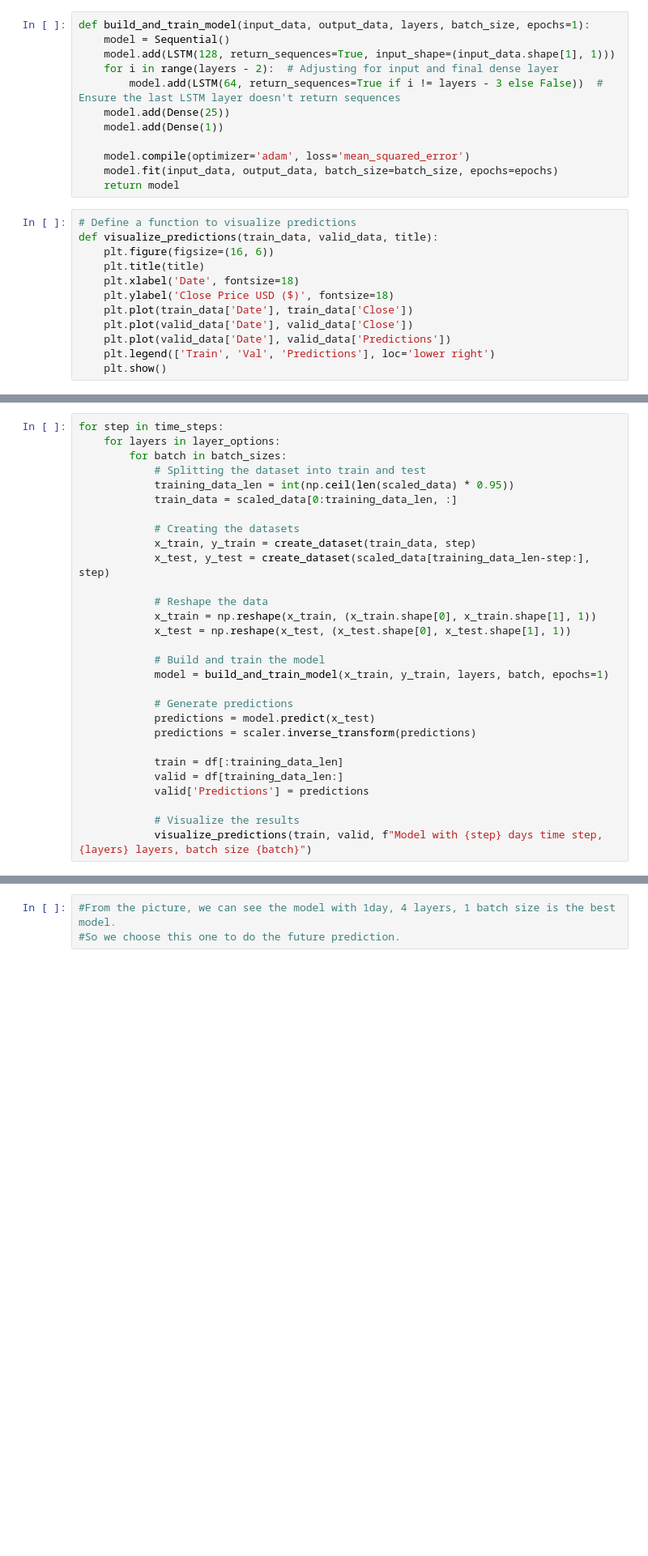
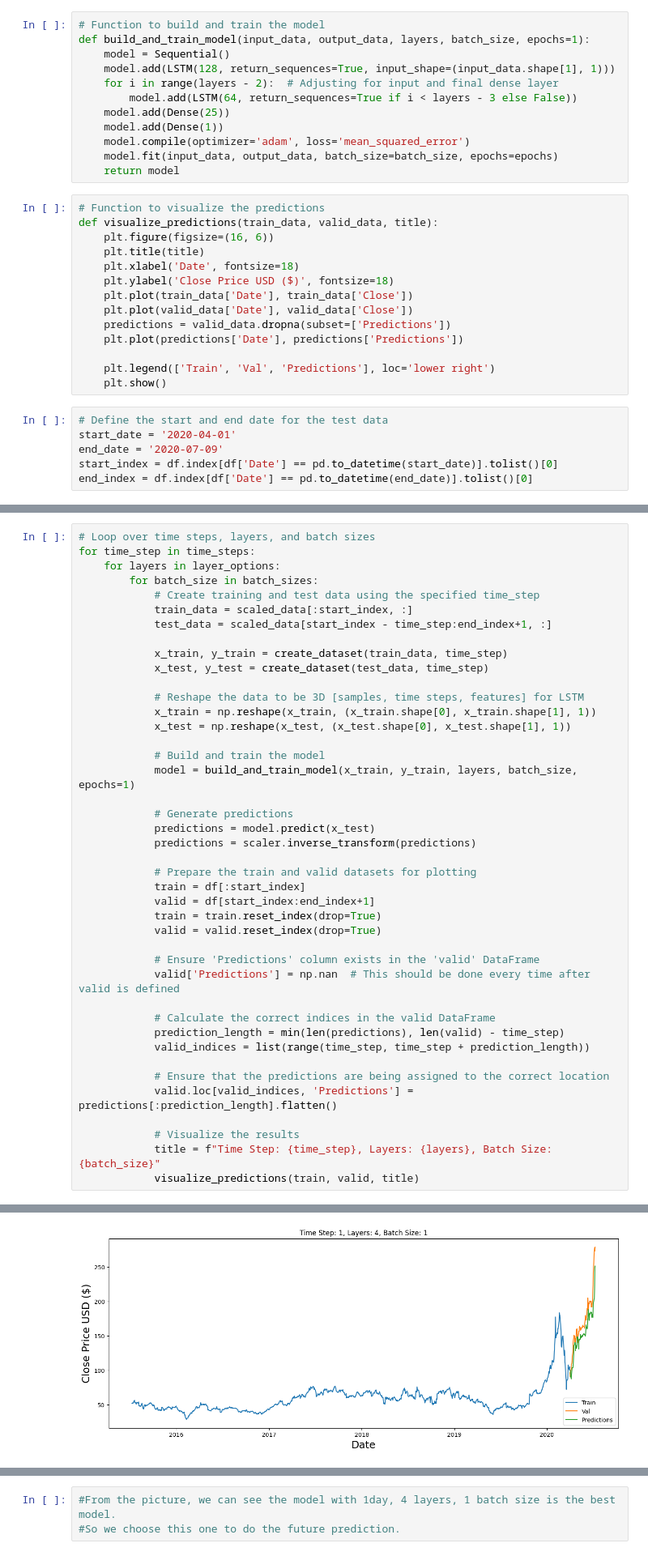
Before and after one commit to Boliang312/Deep-Learning, a Jupyter notebook: HW3_Chen_Boliang.ipynb, the cells around one changed output, grey strips where cells are left out. Shown at 81% size. Drawn from its saved outputs; the diff is of its cells as text; blank space fills up the shorter version.

```diff
--- a/HW3_Chen_Boliang.ipynb
+++ b/HW3_Chen_Boliang.ipynb
@@ -39,19 +25,19 @@ def create_dataset(dataset, time_step):
         y_data.append(dataset[i, 0])
     return np.array(x_data), np.array(y_data)
 # %%
+# Function to build and train the model
 def build_and_train_model(input_data, output_data, layers, batch_size, epochs=1):
     model = Sequential()
     model.add(LSTM(128, return_sequences=True, input_shape=(input_data.shape[1], 1)))
     for i in range(layers - 2):  # Adjusting for input and final dense layer
-        model.add(LSTM(64, return_sequences=True if i != layers - 3 else False))  # Ensure the last LSTM layer doesn't return sequences
+        model.add(LSTM(64, return_sequences=True if i < layers - 3 else False))
     model.add(Dense(25))
     model.add(Dense(1))
-
     model.compile(optimizer='adam', loss='mean_squared_error')
     model.fit(input_data, output_data, batch_size=batch_size, epochs=epochs)
     return model
 # %%
-# Define a function to visualize predictions
+# Function to visualize the predictions
 def visualize_predictions(train_data, valid_data, title):
     plt.figure(figsize=(16, 6))
     plt.title(title)
@@ -59,7 +45,15 @@ def visualize_predictions(train_data, valid_data, title):
     plt.ylabel('Close Price USD ($)', fontsize=18)
     plt.plot(train_data['Date'], train_data['Close'])
     plt.plot(valid_data['Date'], valid_data['Close'])
-    plt.plot(valid_data['Date'], valid_data['Predictions'])
+    predictions = valid_data.dropna(subset=['Predictions'])
+    plt.plot(predictions['Date'], predictions['Predictions'])
+
     plt.legend(['Train', 'Val', 'Predictions'], loc='lower right')
     plt.show()
+# %%
+# Define the start and end date for the test data
+start_date = '2020-04-01'
+end_date = '2020-07-09'
+start_index = df.index[df['Date'] == pd.to_datetime(start_date)].tolist()[0]
+end_index = df.index[df['Date'] == pd.to_datetime(end_date)].tolist()[0]
 # %%
@@ -69,32 +62,45 @@ time_steps = [1, 7, 14]
 layer_options = [4, 6]
 batch_sizes = [1, 32]
 # %%
-for step in time_steps:
+# Loop over time steps, layers, and batch sizes
+for time_step in time_steps:
     for layers in layer_options:
-        for batch in batch_sizes:
-            # Splitting the dataset into train and test
-            training_data_len = int(np.ceil(len(scaled_data) * 0.95))
-            train_data = scaled_data[0:training_data_len, :]
+        for batch_size in batch_sizes:
+            # Create training and test data using the specified time_step
+            train_data = scaled_data[:start_index, :]
+            test_data = scaled_data[start_index - time_step:end_index+1, :]
 
-            # Creating the datasets
-            x_train, y_train = create_dataset(train_data, step)
-            x_test, y_test = create_dataset(scaled_data[training_data_len-step:], step)
+            x_train, y_train = create_dataset(train_data, time_step)
+            x_test, y_test = create_dataset(test_data, time_step)
 
-            # Reshape the data
+            # Reshape the data to be 3D [samples, time steps, features] for LSTM
             x_train = np.reshape(x_train, (x_train.shape[0], x_train.shape[1], 1))
             x_test = np.reshape(x_test, (x_test.shape[0], x_test.shape[1], 1))
 
             # Build and train the model
-            model = build_and_train_model(x_train, y_train, layers, batch, epochs=1)
+            model = build_and_train_model(x_train, y_train, layers, batch_size, epochs=1)
 
             # Generate predictions
             predictions = model.predict(x_test)
             predictions = scaler.inverse_transform(predictions)
 
-            train = df[:training_data_len]
-            valid = df[training_data_len:]
-            valid['Predictions'] = predictions
+            # Prepare the train and valid datasets for plotting
+            train = df[:start_index]
+            valid = df[start_index:end_index+1]
+            train = train.reset_index(drop=True)
+            valid = valid.reset_index(drop=True)
+
+            # Ensure 'Predictions' column exists in the 'valid' DataFrame
+            valid['Predictions'] = np.nan  # This should be done every time after valid is defined
+
+            # Calculate the correct indices in the valid DataFrame
+            prediction_length = min(len(predictions), len(valid) - time_step)
+            valid_indices = list(range(time_step, time_step + prediction_length))
+
+            # Ensure that the predictions are being assigned to the correct location
+            valid.loc[valid_indices, 'Predictions'] = predictions[:prediction_length].flatten()
 
             # Visualize the results
-            visualize_predictions(train, valid, f"Model with {step} days time step, {layers} layers, batch size {batch}")
+            title = f"Time Step: {time_step}, Layers: {layers}, Batch Size: {batch_size}"
+            visualize_predictions(train, valid, title)
 # %% [output]
@@ -102,0 +109 @@ for step in time_steps:
+[figure, new version]
```
Also changed, not shown: parts of 9 cells of this notebook.
